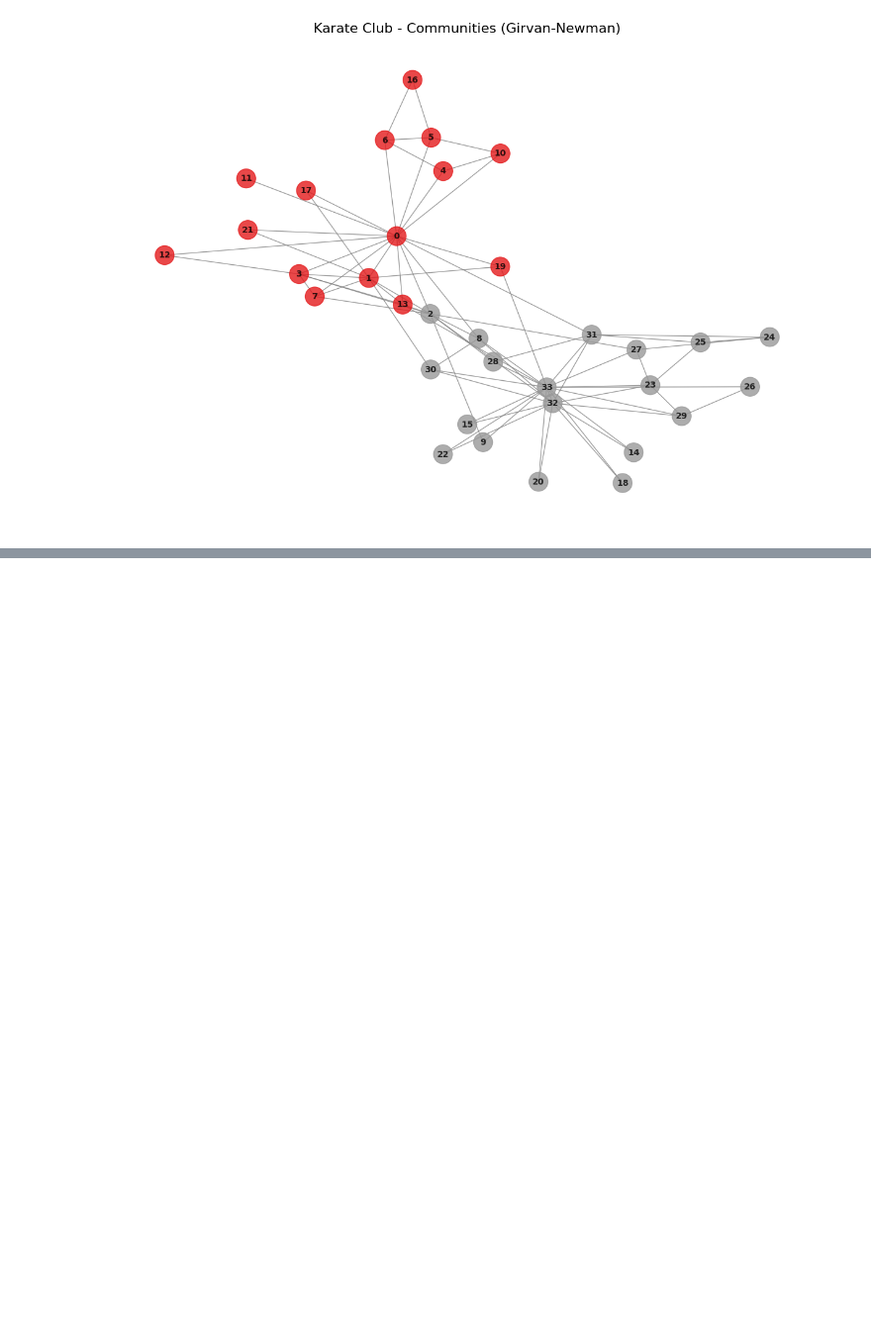
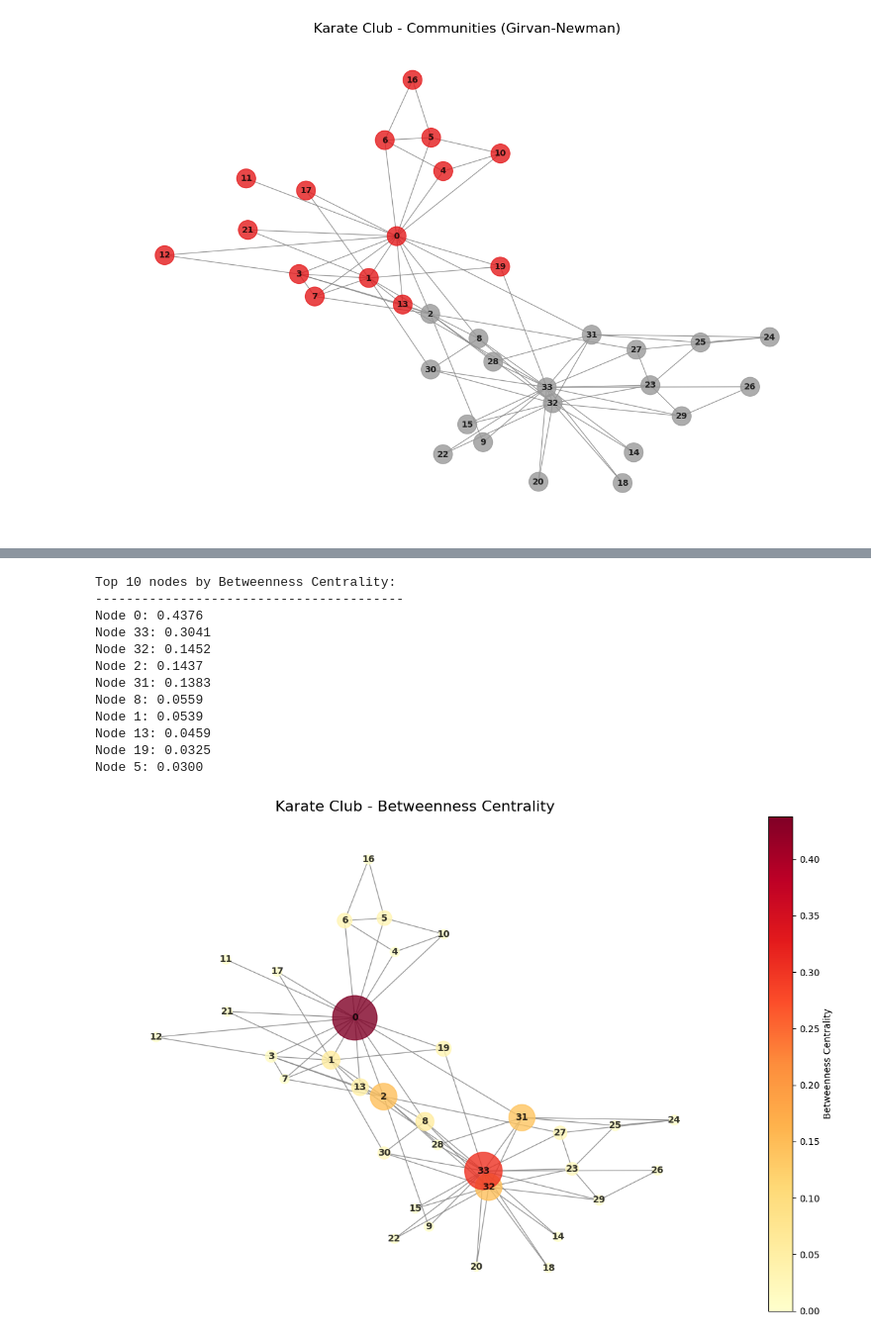
Before and after one commit to andrestobelem/networkscience, a Jupyter notebook: karate_club.ipynb, the cells around one changed output, grey strips where cells are left out. Shown: that part at 99% size. Saved outputs shown, nothing was run; the diff lists cells and outputs as text; code cells hidden in the pictures; blank space fills up the shorter version.

```diff
--- a/karate_club.ipynb
+++ b/karate_club.ipynb
@@ -80,0 +143,60 @@ Communities: [[0, 1, 3, 4, 5, 6, 7, 10, 11, 12, 13, 16, 17, 19, 21], [2, 8, 9, 1
+# %%
+# Calculate betweenness centrality
+betweenness = nx.betweenness_centrality(G)
+
+# Sort nodes by betweenness centrality
+sorted_betweenness = sorted(betweenness.items(), key=lambda x: x[1], reverse=True)
+
+print("Top 10 nodes by Betweenness Centrality:")
+print("-" * 40)
+for node, value in sorted_betweenness[:10]:
+    print(f"Node {node}: {value:.4f}")
+
+# Visualization with node size based on betweenness centrality
+import matplotlib.cm as cm
+import matplotlib.colors as mcolors
+
+fig, ax = plt.subplots(figsize=(12, 8))
+pos = nx.spring_layout(G, seed=42)  # Same layout for comparison
+
+# Scale node sizes based on betweenness centrality
+node_sizes = [betweenness[node] * 5000 + 100 for node in G.nodes()]
+betweenness_values = list(betweenness.values())
+
+# Create a normalizer for the colorbar
+norm = mcolors.Normalize(vmin=min(betweenness_values), vmax=max(betweenness_values))
+
+nx.draw(
+    G,
+    pos,
+    node_size=node_sizes,
+    node_color=betweenness_values,
+    cmap=plt.cm.YlOrRd,
+    with_labels=True,
+    edge_color="gray",
+    alpha=0.8,
+    font_size=10,
+    font_weight="bold",
+    ax=ax,
+)
+
+plt.title("Karate Club - Betweenness Centrality", fontsize=16)
+sm = cm.ScalarMappable(cmap=plt.cm.YlOrRd, norm=norm)
+sm.set_array([])
+plt.colorbar(sm, ax=ax, label="Betweenness Centrality")
+plt.tight_layout()
+plt.show()
+# %% [output]
+Top 10 nodes by Betweenness Centrality:
+----------------------------------------
+Node 0: 0.4376
+Node 33: 0.3041
+Node 32: 0.1452
+Node 2: 0.1437
+Node 31: 0.1383
+Node 8: 0.0559
+Node 1: 0.0539
+Node 13: 0.0459
+Node 19: 0.0325
+Node 5: 0.0300
+[figure, added]
```
Also changed, not shown: parts of 1 cell of this notebook.
